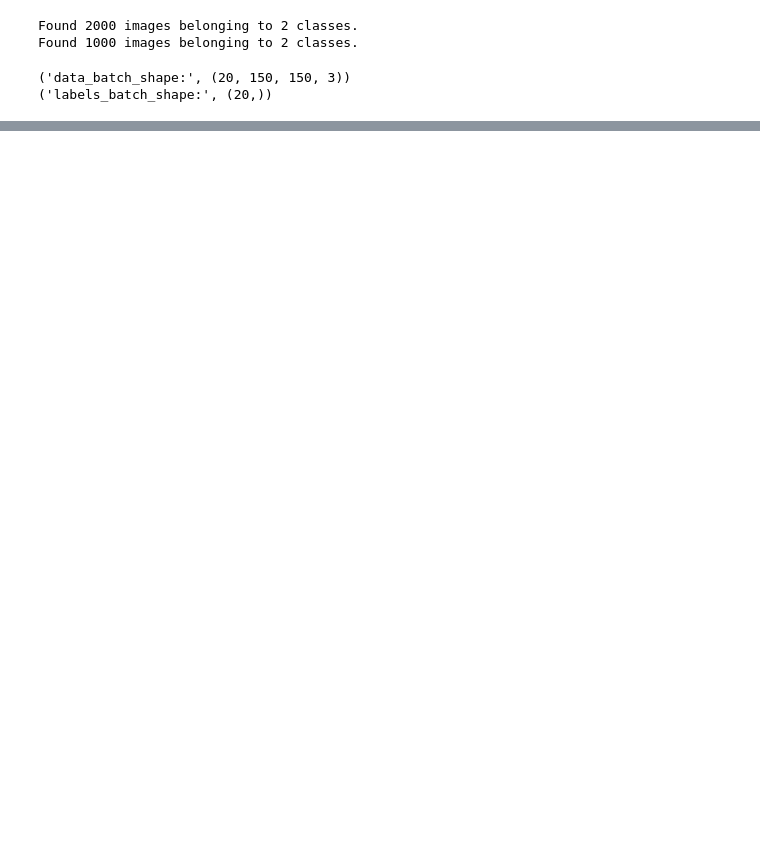
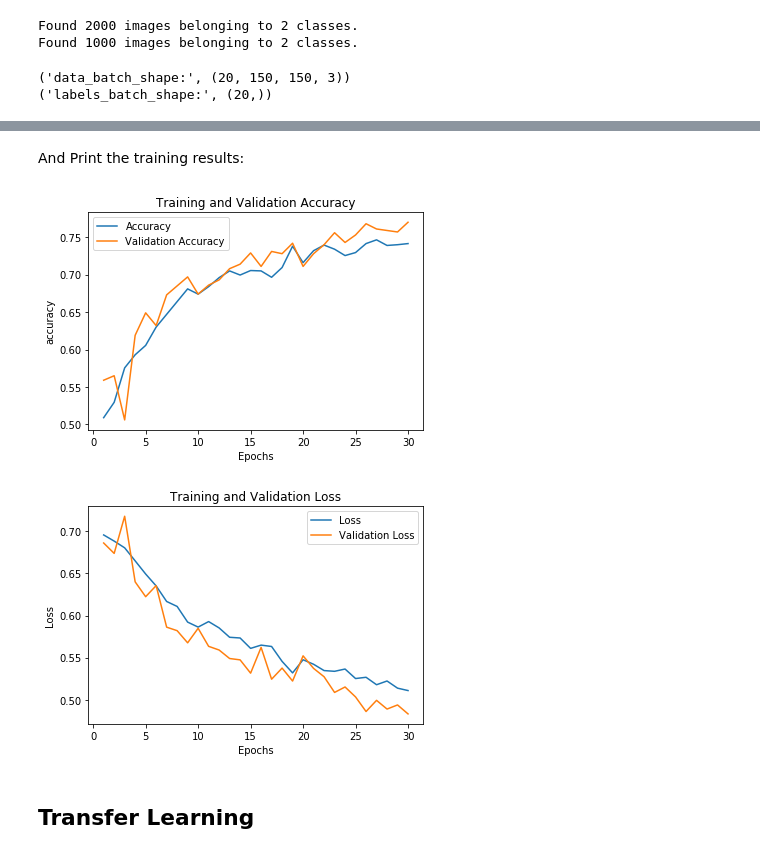
Before and after one commit to dhodun/ml-teaching-examples, a Jupyter notebook: cats_dogs/1. Basic Convnet Classifier.ipynb, the cells around one changed output, grey strips where cells are left out. Cells and saved outputs as stored; diff of their text form; code cells hidden in the pictures; blank space fills up the shorter version.

```diff
--- a/cats_dogs/1. Basic Convnet Classifier.ipynb
+++ b/cats_dogs/1. Basic Convnet Classifier.ipynb
@@ -160,0 +346,13 @@ print_curves(history)
+# %%
+model.compile(optimizer=optimizers.RMSprop(lr=1e-4),
+              loss='binary_crossentropy',
+              metrics=['acc'])
+
+history = model.fit_generator(
+    train_generator,
+    steps_per_epoch=100,
+    epochs=30,
+    validation_data=validation_generator,
+    validation_steps=50)
+
+model.save(model_dir + '/cats_and_dogs_small_2.h5')
@@ -160,0 +377,9 @@ print_curves(history)
+# %% [markdown]
+And Print the training results:
+# %%
+print_curves(history)
+# %% [output]
+[figure, added]
+[figure, added]
+# %% [markdown]
+## Transfer Learning
```
Also changed, not shown: parts of 46 cells of this notebook, 3 other files.
